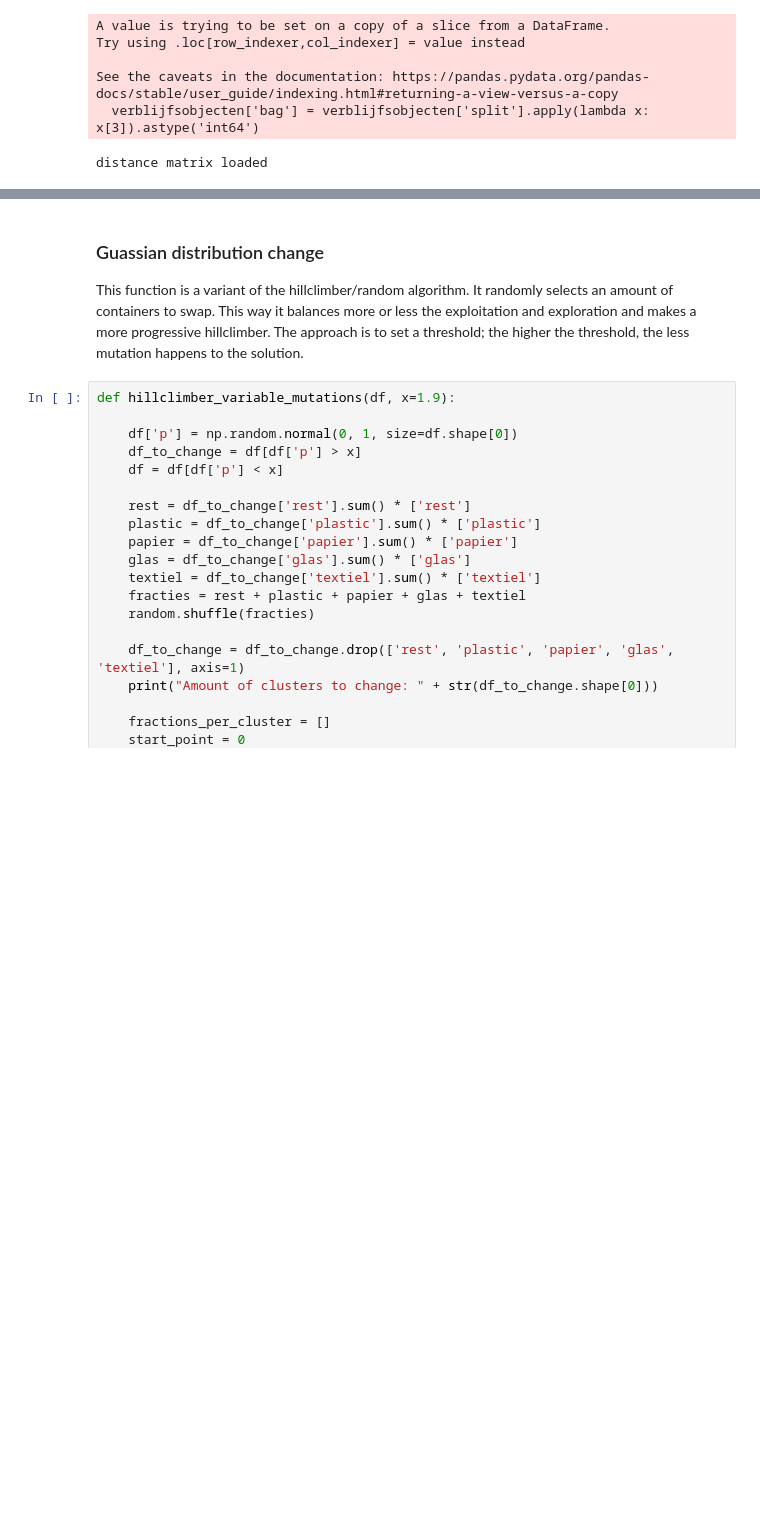
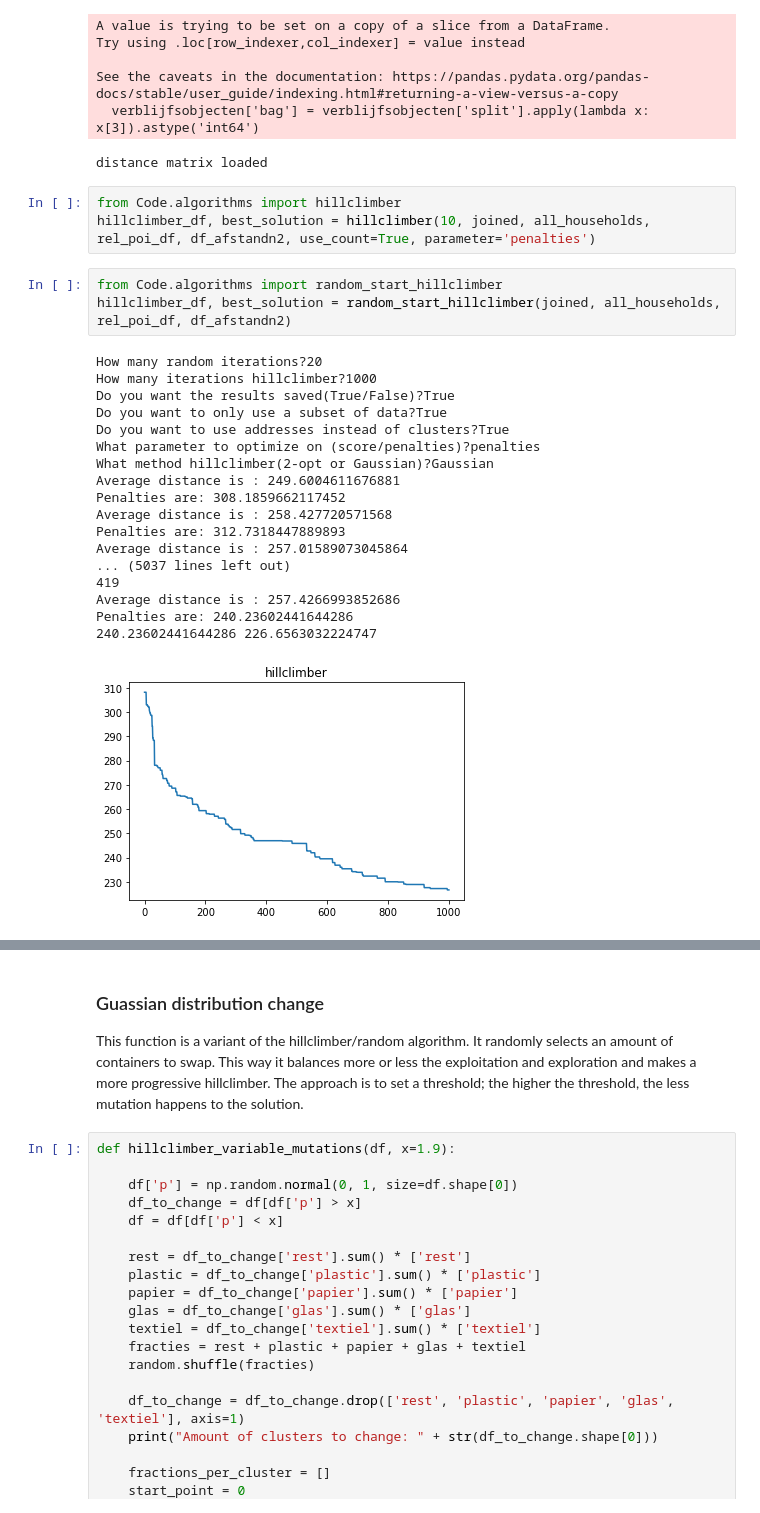
Before and after one commit to corne12345/Amsterdam_carbage_thesis, a Jupyter notebook: Notebooks/20200430 - Alternative Mutation strategies.ipynb, the cells around one changed output, grey strips where cells are left out. Saved outputs shown, nothing was run; the diff lists cells and outputs as text; blank space fills up the shorter version.

```diff
--- a/Notebooks/20200430 - Alternative Mutation strategies.ipynb
+++ b/Notebooks/20200430 - Alternative Mutation strategies.ipynb
@@ -31,3 +33,28 @@ Try using .loc[row_indexer,col_indexer] = value instead
 See the caveats in the documentation: https://pandas.pydata.org/pandas-docs/stable/user_guide/indexing.html#returning-a-view-versus-a-copy
   verblijfsobjecten['bag'] = verblijfsobjecten['split'].apply(lambda x: x[3]).astype('int64')
 distance matrix loaded
+# %%
+from Code.algorithms import hillclimber
+hillclimber_df, best_solution = hillclimber(10, joined, all_households, rel_poi_df, df_afstandn2, use_count=True, parameter='penalties')
+# %%
+from Code.algorithms import random_start_hillclimber
+hillclimber_df, best_solution = random_start_hillclimber(joined, all_households, rel_poi_df, df_afstandn2)
+# %% [output]
+How many random iterations?20
+How many iterations hillclimber?1000
+Do you want the results saved(True/False)?True
+Do you want to only use a subset of data?True
+Do you want to use addresses instead of clusters?True
+What parameter to optimize on (score/penalties)?penalties
+What method hillclimber(2-opt or Gaussian)?Gaussian
+Average distance is : 249.6004611676881
+Penalties are: 308.1859662117452
+Average distance is : 258.427720571568
+Penalties are: 312.7318447889893
+Average distance is : 257.01589073045864
+... (5037 lines left out)
+419
+Average distance is : 257.4266993852686
+Penalties are: 240.23602441644286
+240.23602441644286 226.6563032224747
+[figure, added]
```
Also changed, not shown: parts of 5 cells of this notebook, 11 other files.
